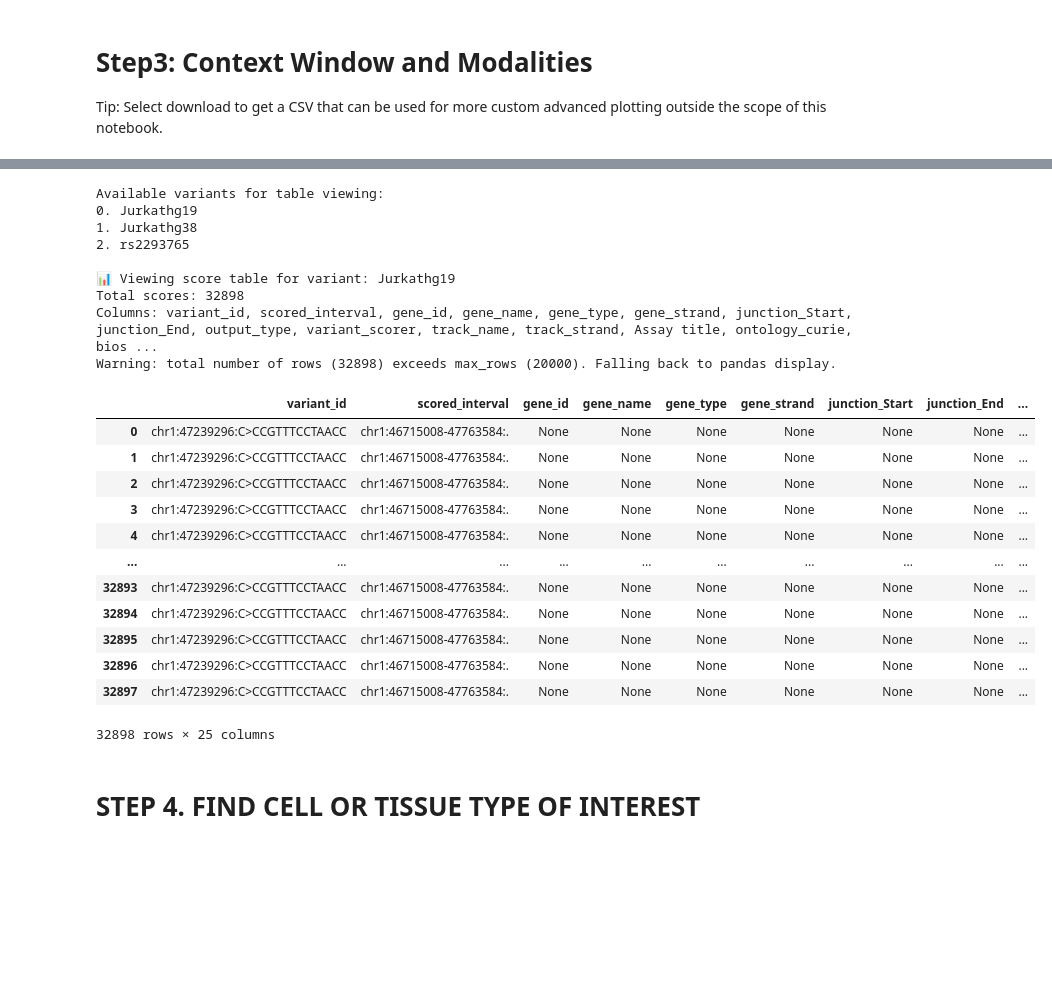
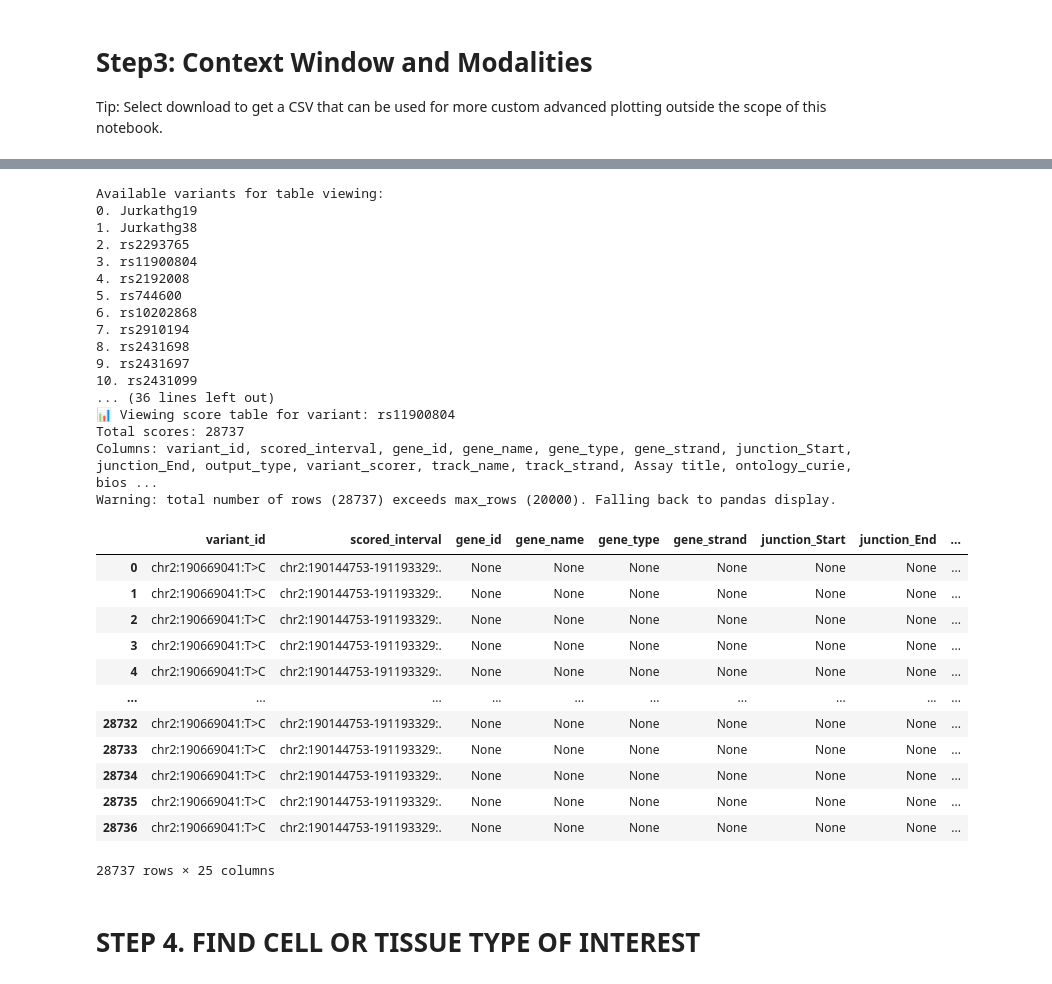
Before and after one commit to FrederickMappin/alphagenomeEZbatch, a Jupyter notebook: alphagenomeEZ2.ipynb, the cells around one changed output, grey strips where cells are left out. Cells and saved outputs as stored; diff of their text form; code cells hidden in the pictures; blank space fills up the shorter version.

```diff
--- a/alphagenomeEZ2.ipynb
+++ b/alphagenomeEZ2.ipynb
@@ -142,7 +155,7 @@ sequence_length = dna_client.SUPPORTED_SEQUENCE_LENGTHS[
 ]
 
 # @markdown Additional settings:
-download_all_predictions = False  # @param { type: "boolean" }
+download_all_predictions = True  # @param { type: "boolean" }
 
 # Dictionary to store dataframes for each variant
 variant_dataframes = {}
@@ -237,52 +250,60 @@ if 'variant_dataframes' in globals() and variant_dataframes:
         print(f"{i}. {variant_id}")
 
     # @markdown Choose variant to view table:
-    selected_table_variant = available_variants[0]  # @param
+    selected_table_variant = available_variants[3]  # @param
 
     if selected_table_variant in variant_dataframes:
         print(f"\n📊 Viewing score table for variant: {selected_table_variant}")
 
         # Get the dataframe for the selected variant
         variant_df = variant_dataframes[selected_table_variant]
 
         # Display basic info
         print(f"Total scores: {len(variant_df)}")
         print(f"Columns: {', '.join(variant_df.columns.tolist())}")
 
         # Display the complete table
         if len(variant_df) > 0:
             display(variant_df)
         else:
             print("⚠️ No data found in this variant's table.")
 
     else:
         print(f"❌ Variant {selected_table_variant} not found in available variants")
 
 else:
     print("❌ No variant dataframes found. Run the variant scoring cell first.")
 # %% [output]
 Available variants for table viewing:
 0. Jurkathg19
 1. Jurkathg38
 2. rs2293765
-
-📊 Viewing score table for variant: Jurkathg19
-Total scores: 32898
+3. rs11900804
+4. rs2192008
+5. rs744600
+6. rs10202868
+7. rs2910194
+8. rs2431698
+9. rs2431697
+10. rs2431099
+... (36 lines left out)
+📊 Viewing score table for variant: rs11900804
+Total scores: 28737
 Columns: variant_id, scored_interval, gene_id, gene_name, gene_type, gene_strand, junction_Start, junction_End, output_type, variant_scorer, track_name, track_strand, Assay title, ontology_curie, bios ...
-Warning: total number of rows (32898) exceeds max_rows (20000). Falling back to pandas display.
+Warning: total number of rows (28737) exceeds max_rows (20000). Falling back to pandas display.
 |  | variant_id | scored_interval | gene_id | gene_name | gene_type | gene_strand | junction_Start | junction_End | ... |
-| 0 | chr1:47239296:C>CCGTTTCCTAACC | chr1:46715008-47763584:. | None | None | None | None | None | None | ... |
-| 1 | chr1:47239296:C>CCGTTTCCTAACC | chr1:46715008-47763584:. | None | None | None | None | None | None | ... |
-| 2 | chr1:47239296:C>CCGTTTCCTAACC | chr1:46715008-47763584:. | None | None | None | None | None | None | ... |
-| 3 | chr1:47239296:C>CCGTTTCCTAACC | chr1:46715008-47763584:. | None | None | None | None | None | None | ... |
-| 4 | chr1:47239296:C>CCGTTTCCTAACC | chr1:46715008-47763584:. | None | None | None | None | None | None | ... |
+| 0 | chr2:190669041:T>C | chr2:190144753-191193329:. | None | None | None | None | None | None | ... |
+| 1 | chr2:190669041:T>C | chr2:190144753-191193329:. | None | None | None | None | None | None | ... |
+| 2 | chr2:190669041:T>C | chr2:190144753-191193329:. | None | None | None | None | None | None | ... |
+| 3 | chr2:190669041:T>C | chr2:190144753-191193329:. | None | None | None | None | None | None | ... |
+| 4 | chr2:190669041:T>C | chr2:190144753-191193329:. | None | None | None | None | None | None | ... |
 | ... | ... | ... | ... | ... | ... | ... | ... | ... | ... |
-| 32893 | chr1:47239296:C>CCGTTTCCTAACC | chr1:46715008-47763584:. | None | None | None | None | None | None | ... |
-| 32894 | chr1:47239296:C>CCGTTTCCTAACC | chr1:46715008-47763584:. | None | None | None | None | None | None | ... |
-| 32895 | chr1:47239296:C>CCGTTTCCTAACC | chr1:46715008-47763584:. | None | None | None | None | None | None | ... |
-| 32896 | chr1:47239296:C>CCGTTTCCTAACC | chr1:46715008-47763584:. | None | None | None | None | None | None | ... |
-| 32897 | chr1:47239296:C>CCGTTTCCTAACC | chr1:46715008-47763584:. | None | None | None | None | None | None | ... |
+| 28732 | chr2:190669041:T>C | chr2:190144753-191193329:. | None | None | None | None | None | None | ... |
+| 28733 | chr2:190669041:T>C | chr2:190144753-191193329:. | None | None | None | None | None | None | ... |
+| 28734 | chr2:190669041:T>C | chr2:190144753-191193329:. | None | None | None | None | None | None | ... |
+| 28735 | chr2:190669041:T>C | chr2:190144753-191193329:. | None | None | None | None | None | None | ... |
+| 28736 | chr2:190669041:T>C | chr2:190144753-191193329:. | None | None | None | None | None | None | ... |
-32898 rows × 25 columns
+28737 rows × 25 columns
 # %% [markdown]
 # **STEP 4. FIND CELL OR TISSUE TYPE OF INTEREST**
 # %%
```
Also changed, not shown: parts of 5 cells of this notebook.
